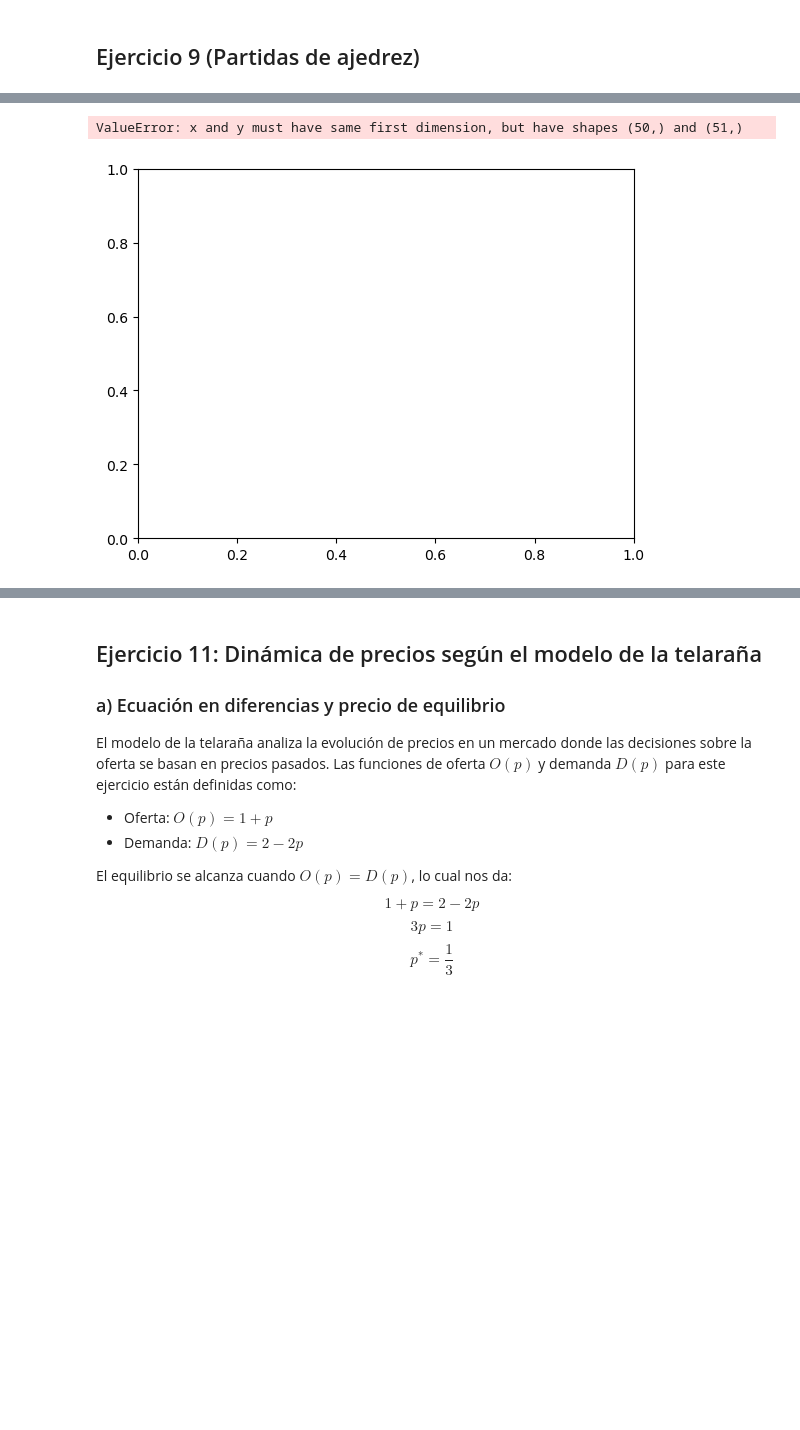
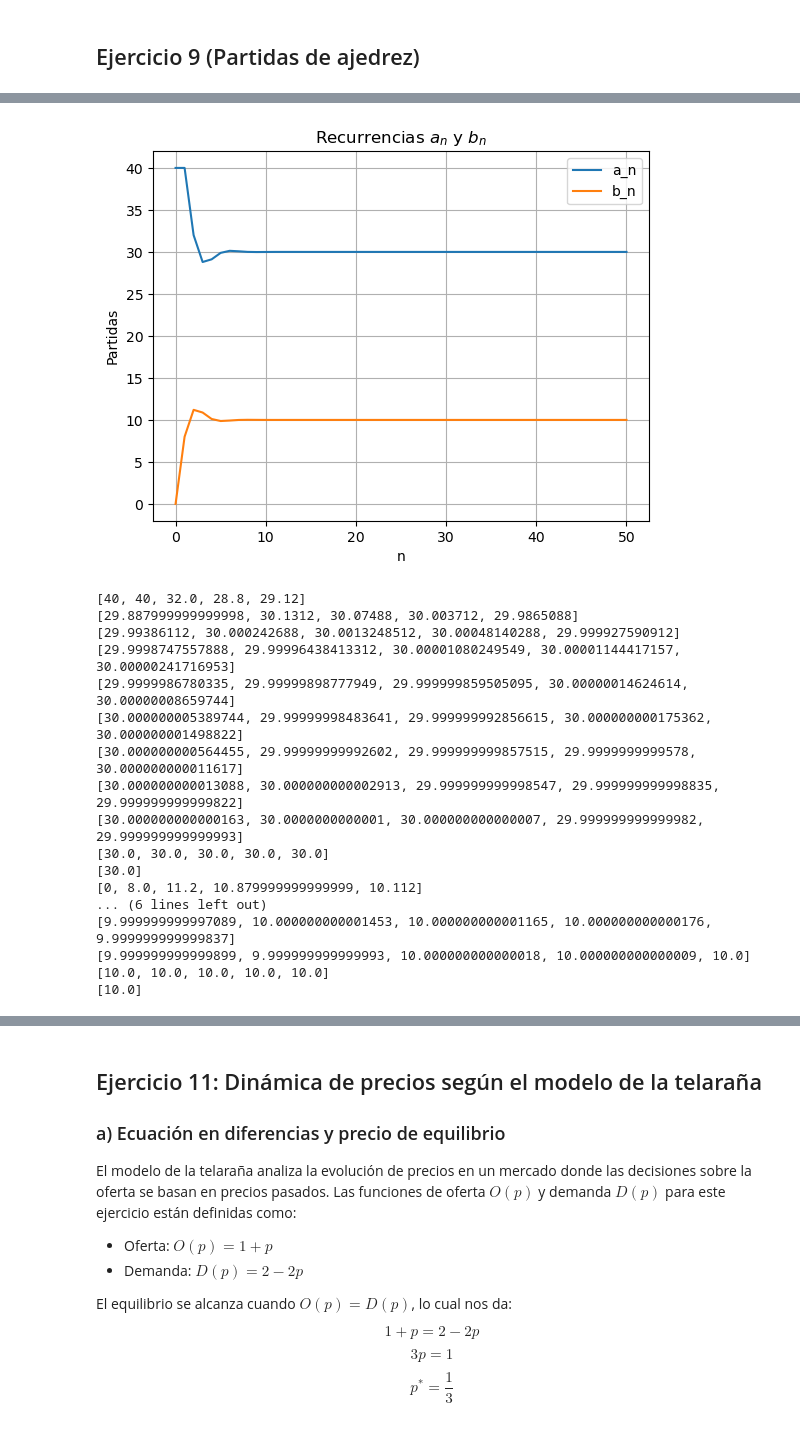
Before and after one commit to roberlks/ModelosMatematicos, a Jupyter notebook: MenuModelos.ipynb, the cells around one changed output, grey strips where cells are left out. Drawn from its saved outputs; the diff is of its cells as text; code cells hidden in the pictures; blank space fills up the shorter version.

```diff
--- a/MenuModelos.ipynb
+++ b/MenuModelos.ipynb
@@ -458,52 +451,58 @@ Vamos a simular el número de partidas jugadas con B durante 10 semanas para ilu
-# %%
-def graficar_vectores(x, y1, y2, label1, label2, xlabel, ylabel, title):
-    plt.plot(x, y1, label=label1)
-    plt.plot(x, y2, label=label2)
-    plt.xlabel(xlabel)
-    plt.ylabel(ylabel)
-    plt.title(title)
-    plt.legend()
-    plt.grid(True)
-    plt.show()
 # %%
 import matplotlib.pyplot as plt
 import numpy as np
 
 
 def recurrencias(a_values, b_values, n):
 
     # Condición inicial, asumiendo algún valor inicial para b_0
     b0 = 0  # Puedes cambiar esto según sea necesario
     b_values.append(b0)
     a_values.append(40 - b0)
 
     # Iterar para calcular los valores de a_n y b_n hasta n
     for i in range(n):
-        b_n = 0.2 * a_values[i] + 0.4 * b_values[i]
+        b_nmas1 = 0.2 * a_values[i] + 0.4 * b_values[i]
+        b_values.append(b_nmas1)
+
         a_n = 40 - b_values[i]
-
         a_values.append(a_n)
-        b_values.append(b_n)
 
 # Listas para almacenar los valores de a_n y b_n
 a_values = []
 b_values = []
 n=50
 
 # Llamar a la función con el valor deseado de n
 recurrencias(a_values, b_values, n)
-graficar_vectores(range(n), a_values, b_values, 'a_n', 'b_n', 'n', 'Partidas', 'Recurrencias $a_n$ y $b_n$')
+graficar_vectores(range(n+1), a_values, b_values, 'a_n', 'b_n', 'n', 'Partidas', 'Recurrencias $a_n$ y $b_n$')
 
 # Imprimir los resultados cada 5 valores en líneas distintas
 for i in range(0, len(a_values), 5):
     print(a_values[i:i+5])
 
 # Imprimir los resultados cada 5 valores en líneas distintas
 for i in range(0, len(b_values), 5):
     print(b_values[i:i+5])
 # %% [output]
+[figure, new version]
-ValueError: x and y must have same first dimension, but have shapes (50,) and (51,)
+[40, 40, 32.0, 28.8, 29.12]
+[29.887999999999998, 30.1312, 30.07488, 30.003712, 29.9865088]
+[29.99386112, 30.000242688, 30.0013248512, 30.00048140288, 29.999927590912]
+[29.9998747557888, 29.99996438413312, 30.00001080249549, 30.00001144417157, 30.00000241716953]
+[29.9999986780335, 29.99999898777949, 29.999999859505095, 30.00000014624614, 30.00000008659744]
+[30.000000005389744, 29.99999998483641, 29.999999992856615, 30.000000000175362, 30.000000001498822]
+[30.000000000564455, 29.99999999992602, 29.999999999857515, 29.9999999999578, 30.000000000011617]
+[30.000000000013088, 30.000000000002913, 29.999999999998547, 29.999999999998835, 29.999999999999822]
+[30.000000000000163, 30.0000000000001, 30.000000000000007, 29.999999999999982, 29.999999999999993]
+[30.0, 30.0, 30.0, 30.0, 30.0]
+[30.0]
+[0, 8.0, 11.2, 10.879999999999999, 10.112]
+... (6 lines left out)
+[9.999999999997089, 10.000000000001453, 10.000000000001165, 10.000000000000176, 9.999999999999837]
+[9.999999999999899, 9.999999999999993, 10.000000000000018, 10.000000000000009, 10.0]
+[10.0, 10.0, 10.0, 10.0, 10.0]
+[10.0]
-[figure, old version]
 # %% [markdown]
 ## Ejercicio 10: Modelo de explotación maderera
 
```
Also changed, not shown: parts of 16 cells of this notebook.
